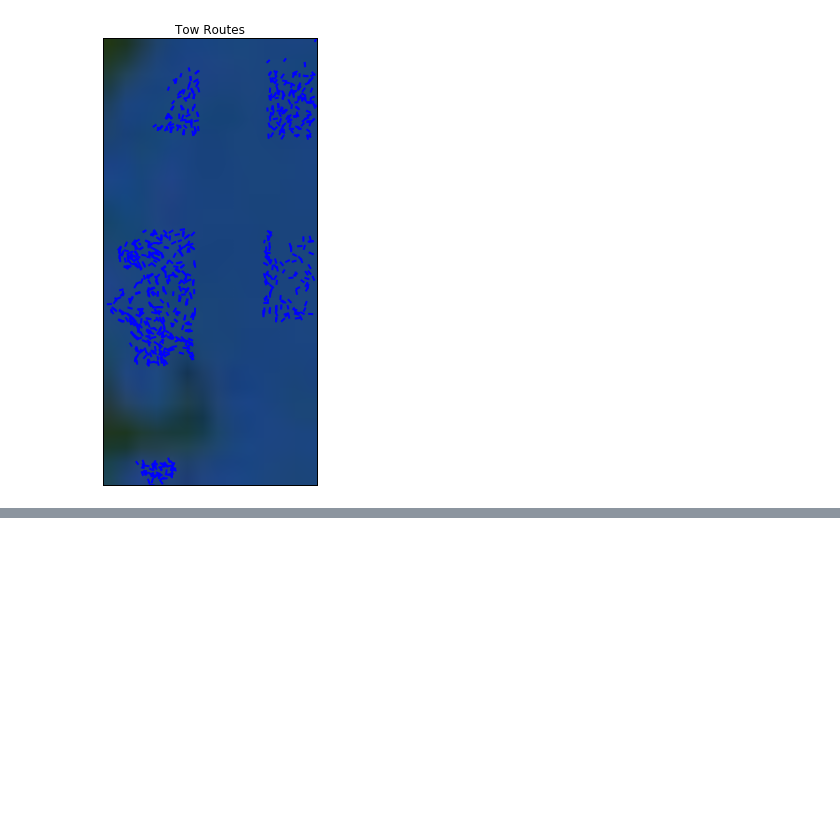
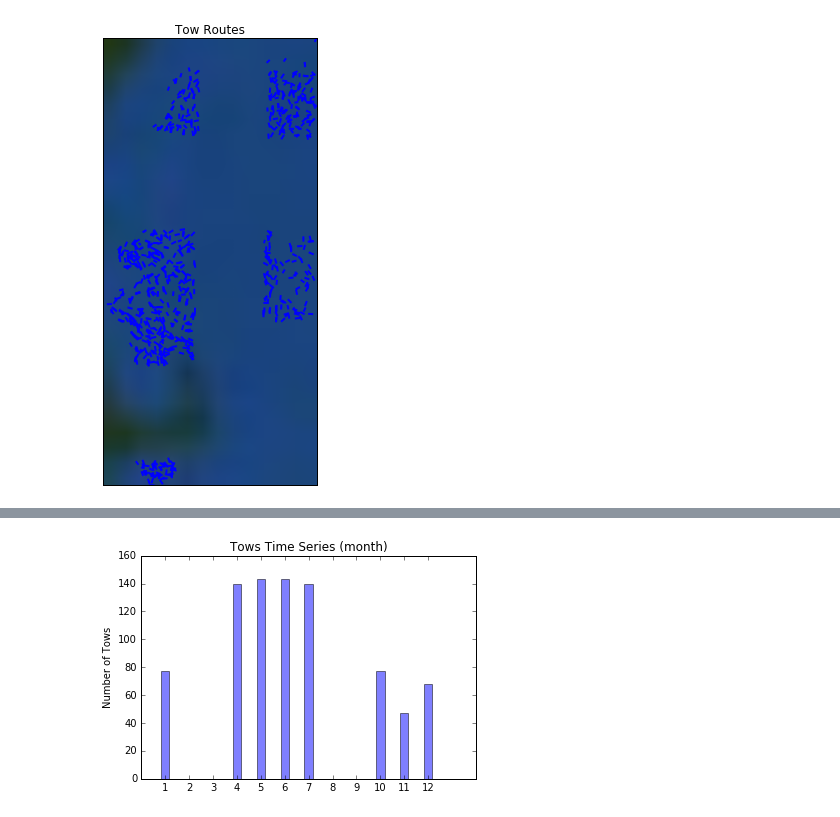
Before and after one commit to lukemckinstry/hack4sea, a Jupyter notebook: notebooks/tows.ipynb, the cells around one changed output, grey strips where cells are left out. Cells and saved outputs as stored; diff of their text form; code cells hidden in the pictures; blank space fills up the shorter version.

```diff
--- a/notebooks/tows.ipynb
+++ b/notebooks/tows.ipynb
@@ -58,3 +58,13 @@ print( tow_df.size )
+# %%
+for i, r in tow_df.iterrows():
+
+    try:
+        pass
+        #print( pd.to_datetime(r['START_TIME']  ) )
+    except:
+        print( r['START_TIME'] )
+#type(tow_df['START_TIME'])
+# tow_df['date_parse'] = tow_df['START_TIME'].to_datetime()
 # %%
 def get_arc( row ):
     return (
@@ -90,0 +169,14 @@ plt.show()
+# %%
+#show dist of tows in calendar year
+y_pos = np.arange(1,13)
+tows = []
+for this_month in range(1,13):
+    tows.append( len([ i.to_datetime().month for i in tow_df['pdate'] if i.to_datetime().month == this_month]))
+plt.bar(y_pos, tows, bar_width, align='center', alpha=0.5)
+plt.xticks(y_pos, y_pos)
+plt.ylabel('Number of Tows')
+plt.title('Tows Time Series (month)')
+plt.savefig( '../data/raw/month_routes/Tow_month_distribution.png')
+plt.show()
+# %% [output]
+[figure, added]
```
Also changed, not shown: parts of 4 cells of this notebook, 1 other file.
